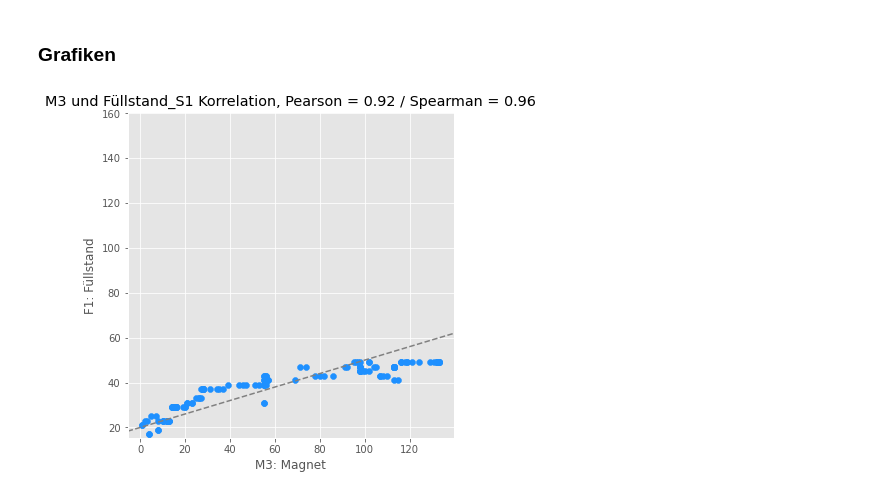
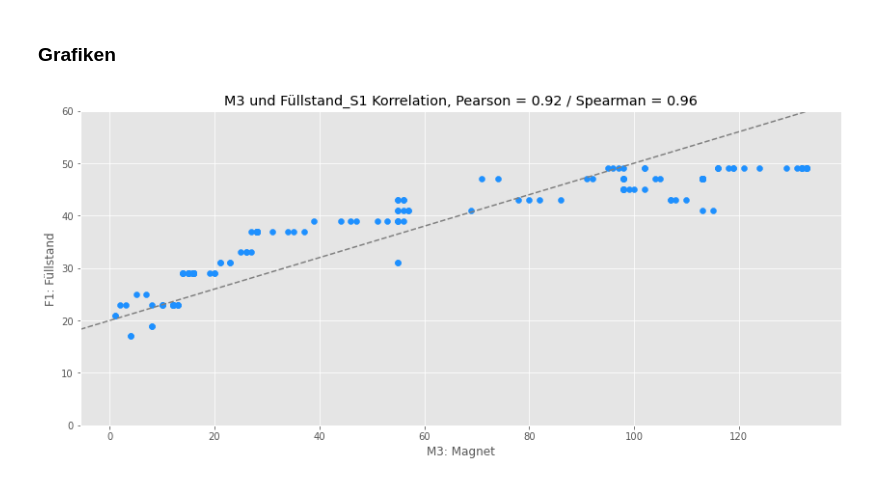
Before and after one commit to phyti1/ds_p4_kompotoi, a Jupyter notebook: Data_aquissation_sensoneo.ipynb, the cells around one changed output. Cells and saved outputs as stored; diff of their text form; code cells hidden in the pictures.

```diff
--- a/Data_aquissation_sensoneo.ipynb
+++ b/Data_aquissation_sensoneo.ipynb
@@ -1002,15 +1002,15 @@ Trotz den schwankenden Messwerten des Fülsltandsensor eine ganz gute positive K
 # %%
 plt.figure(figsize=(15,6))
 plt.scatter(df_poc_m3_count_o, df_sensoneof2_o, color='dodgerblue')
 #plt.xlim(0, 60)
 plt.gca().set_aspect('equal', adjustable='box')
 plt.title('M3 und Füllstand_S1 Korrelation, Pearson = 0.92 / Spearman = 0.96')
 plt.ylabel('F1: Füllstand')
 plt.xlabel('M3: Magnet')
 plt.axis('square')
-#plt.ylim(0, 80)
+plt.ylim(0, 60)
 plt.axline([0,20], [100,50], color='gray', linestyle='--')
 plt.savefig('./Jupyter Notebook Grafiken/M3_Füllstand Korrelation.png')
 plt.show()
 # %% [output]
-[figure, old version]
+[figure, new version]
```
Also changed, not shown: 1 other file.
